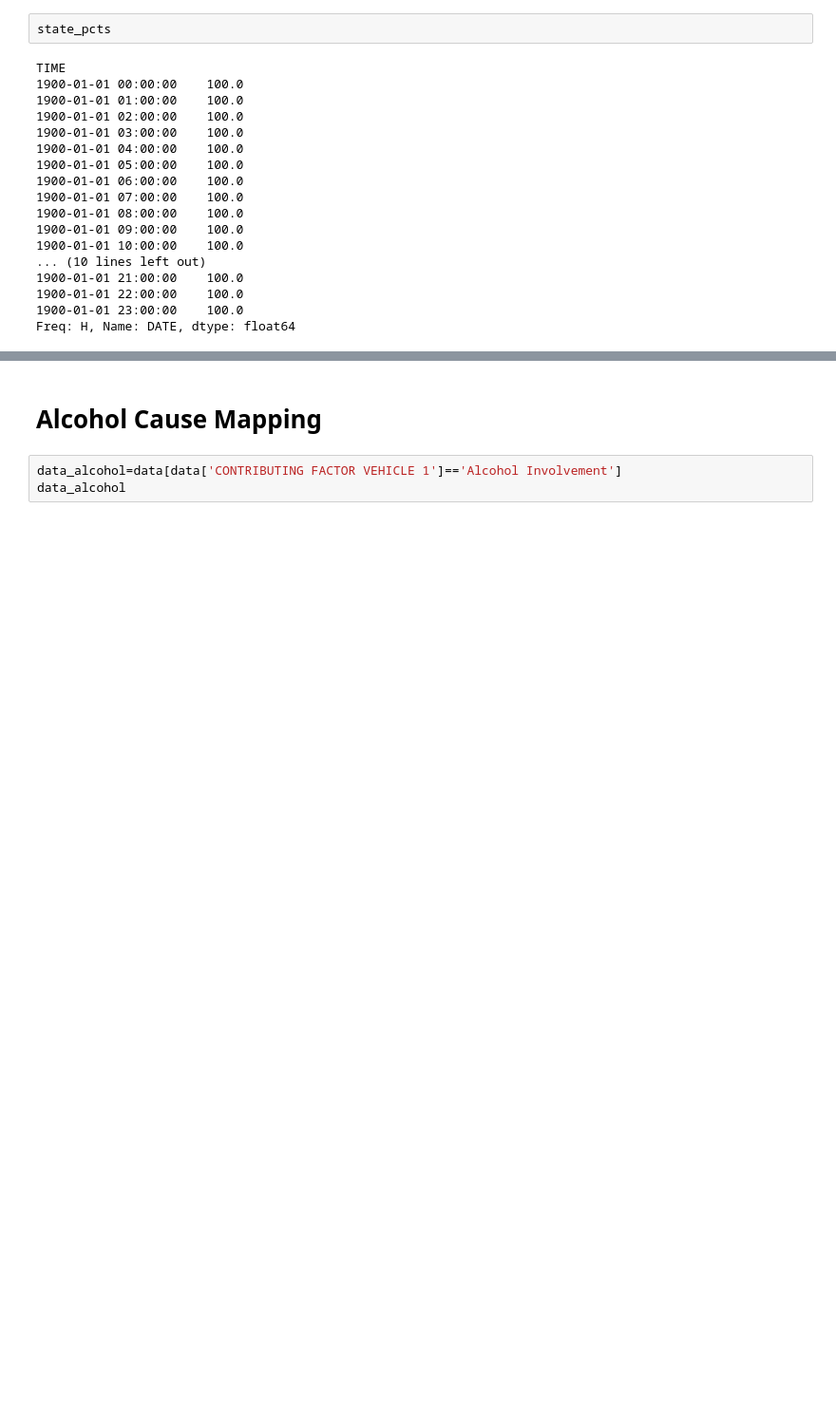
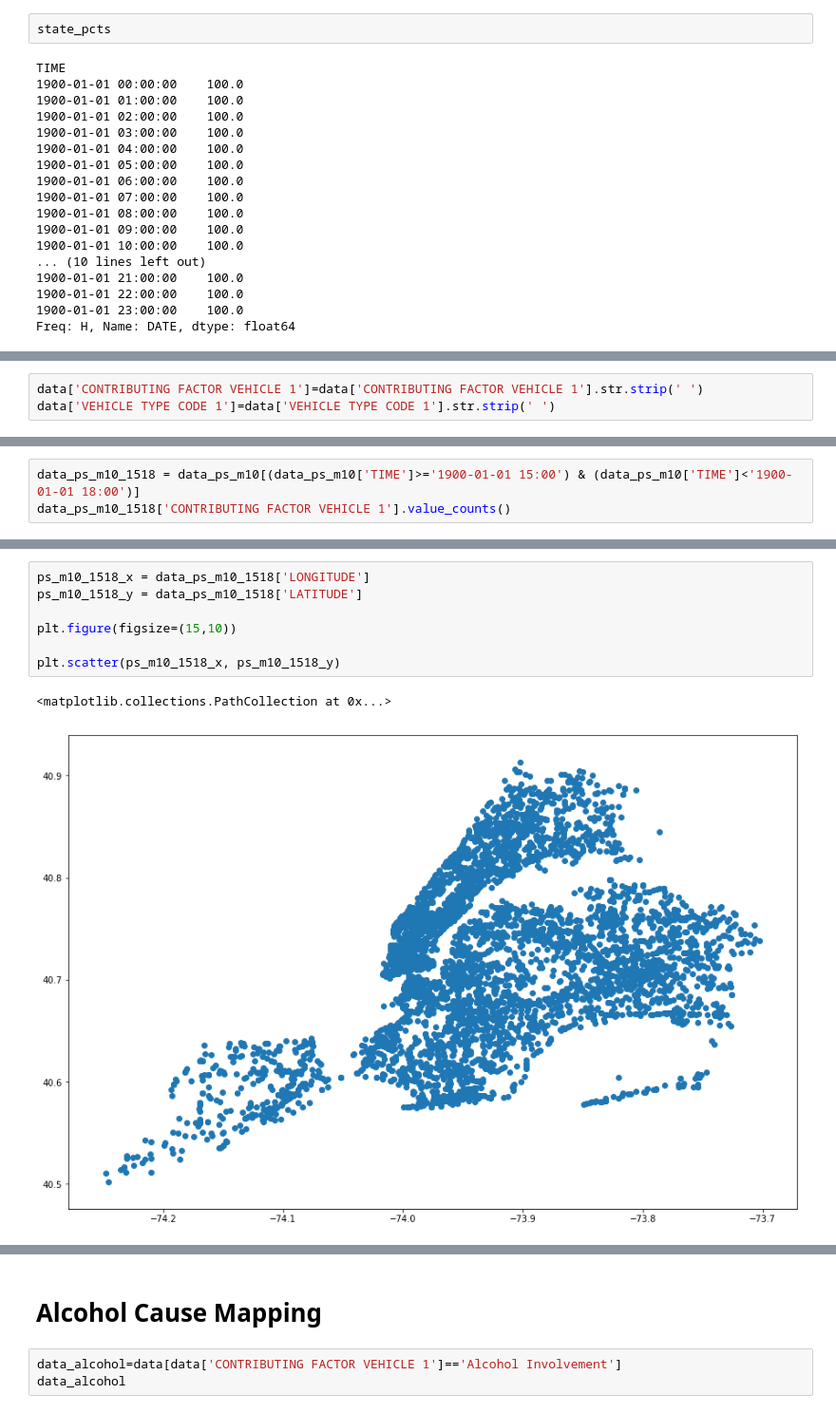
Before and after one commit to krisnadiputra/GCI2017-final-project, a Jupyter notebook: cosmas/cosmas.ipynb, the cells around one changed output, grey strips where cells are left out. Shown at 95% size. Cells and saved outputs as stored; diff of their text form; blank space fills up the shorter version.

```diff
--- a/cosmas/cosmas.ipynb
+++ b/cosmas/cosmas.ipynb
@@ -652,0 +749,3 @@ Freq: H, Name: DATE, dtype: float64
+# %%
+data['CONTRIBUTING FACTOR VEHICLE 1']=data['CONTRIBUTING FACTOR VEHICLE 1'].str.strip(' ')
+data['VEHICLE TYPE CODE 1']=data['VEHICLE TYPE CODE 1'].str.strip(' ')
@@ -652,0 +827,3 @@ Freq: H, Name: DATE, dtype: float64
+# %%
+data_ps_m10_1518 = data_ps_m10[(data_ps_m10['TIME']>='1900-01-01 15:00') & (data_ps_m10['TIME']<'1900-01-01 18:00')]
+data_ps_m10_1518['CONTRIBUTING FACTOR VEHICLE 1'].value_counts()
@@ -652,0 +848,10 @@ Freq: H, Name: DATE, dtype: float64
+# %%
+ps_m10_1518_x = data_ps_m10_1518['LONGITUDE']
+ps_m10_1518_y = data_ps_m10_1518['LATITUDE']
+
+plt.figure(figsize=(15,10))
+
+plt.scatter(ps_m10_1518_x, ps_m10_1518_y)
+# %% [output]
+<matplotlib.collections.PathCollection at 0x...>
+[figure, added]
```
Also changed, not shown: parts of 23 cells of this notebook.
